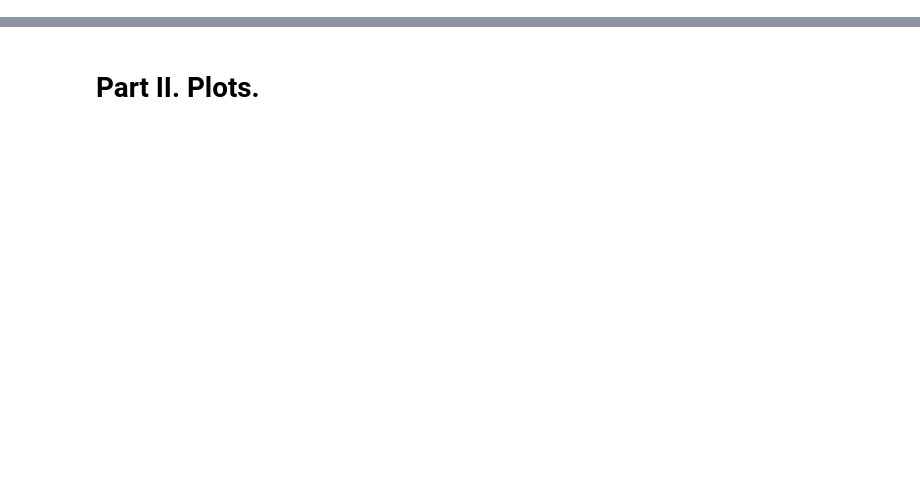
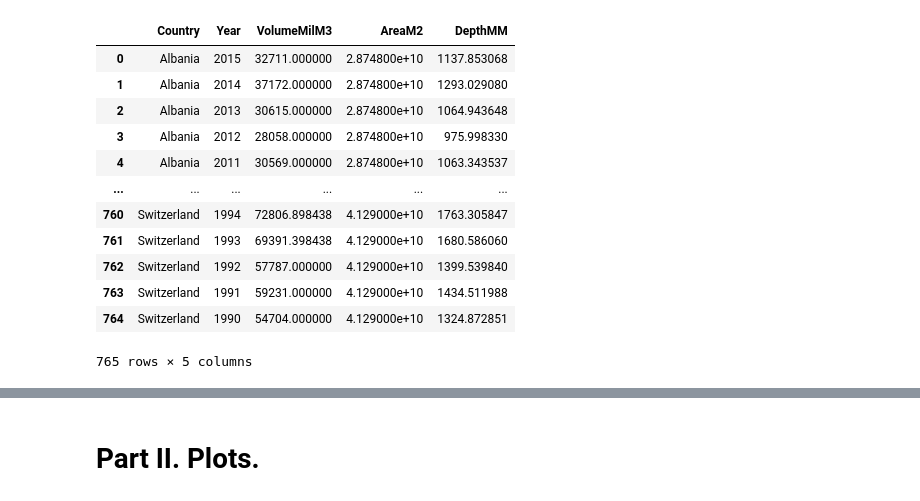
Before and after one commit to andreyboytsov/luxembourg-weather, a Jupyter notebook: Drafts.ipynb, the cells around one changed output, grey strips where cells are left out. Saved outputs shown, nothing was run; the diff lists cells and outputs as text; code cells hidden in the pictures; blank space fills up the shorter version.

```diff
--- a/Drafts.ipynb
+++ b/Drafts.ipynb
@@ -85,0 +149,19 @@ plt.barh(sorted_fao["Country"], sorted_fao["Precipitation mm per year"])
+# %%
+un_depth_estimation = pd.merge(un_data, country_areas_ds, how='left', left_on='Country', right_on='Country')
+# Multiplying by 10^6 because of _millions_ of cubic meters, then multiplying by 10^3 to get millimeters.
+un_depth_estimation["DepthMM"] = un_depth_estimation["VolumeMilM3"]*(10**9) / un_depth_estimation["AreaM2"]
+un_depth_estimation
+# %% [output]
+|  | Country | Year | VolumeMilM3 | AreaM2 | DepthMM |
+| 0 | Albania | 2015 | 32711.000000 | 2.874800e+10 | 1137.853068 |
+| 1 | Albania | 2014 | 37172.000000 | 2.874800e+10 | 1293.029080 |
+| 2 | Albania | 2013 | 30615.000000 | 2.874800e+10 | 1064.943648 |
+| 3 | Albania | 2012 | 28058.000000 | 2.874800e+10 | 975.998330 |
+| 4 | Albania | 2011 | 30569.000000 | 2.874800e+10 | 1063.343537 |
+| ... | ... | ... | ... | ... | ... |
+| 760 | Switzerland | 1994 | 72806.898438 | 4.129000e+10 | 1763.305847 |
+| 761 | Switzerland | 1993 | 69391.398438 | 4.129000e+10 | 1680.586060 |
+| 762 | Switzerland | 1992 | 57787.000000 | 4.129000e+10 | 1399.539840 |
+| 763 | Switzerland | 1991 | 59231.000000 | 4.129000e+10 | 1434.511988 |
+| 764 | Switzerland | 1990 | 54704.000000 | 4.129000e+10 | 1324.872851 |
+765 rows × 5 columns
```
Also changed, not shown: parts of 20 cells of this notebook, 5 other files.
